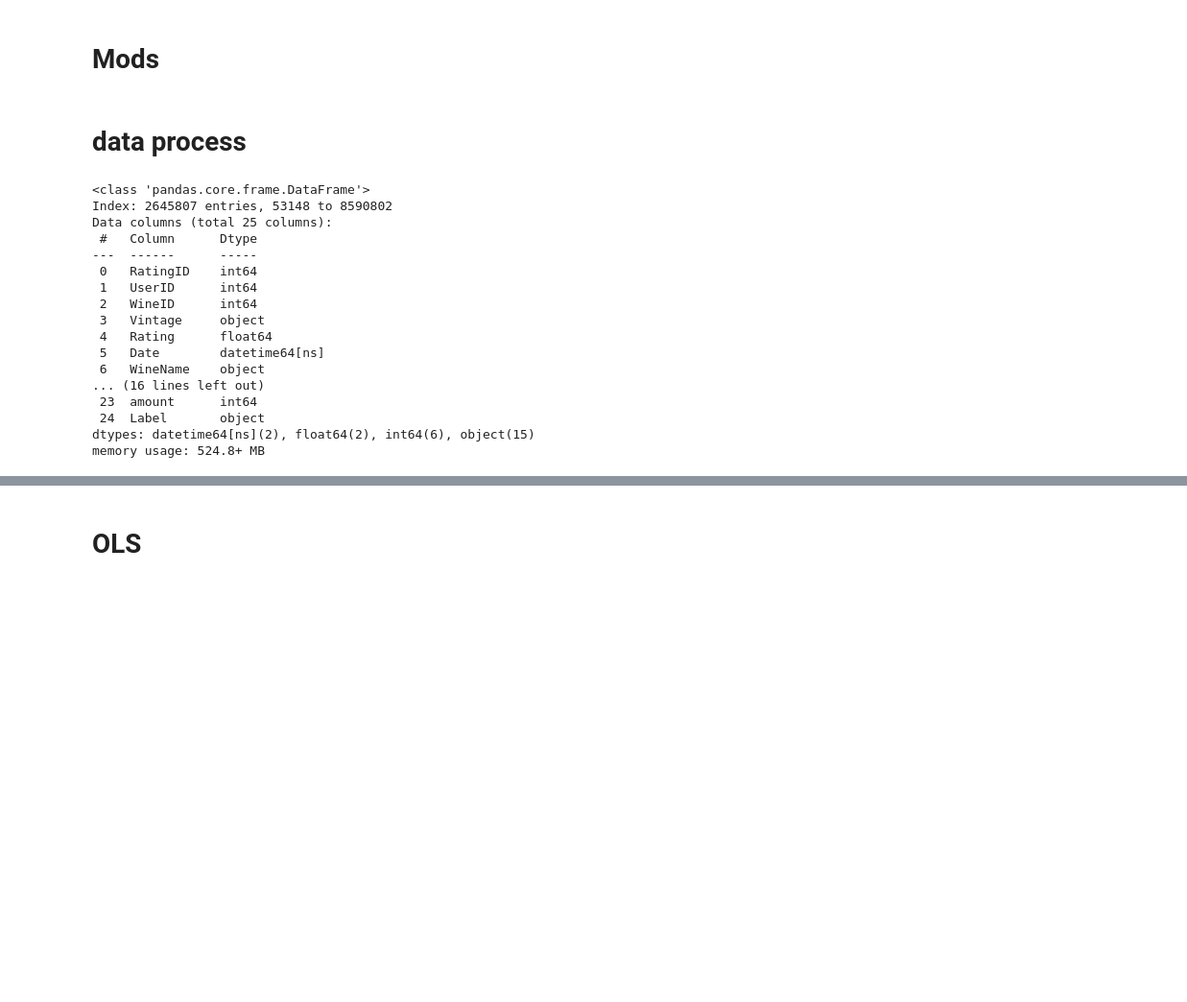
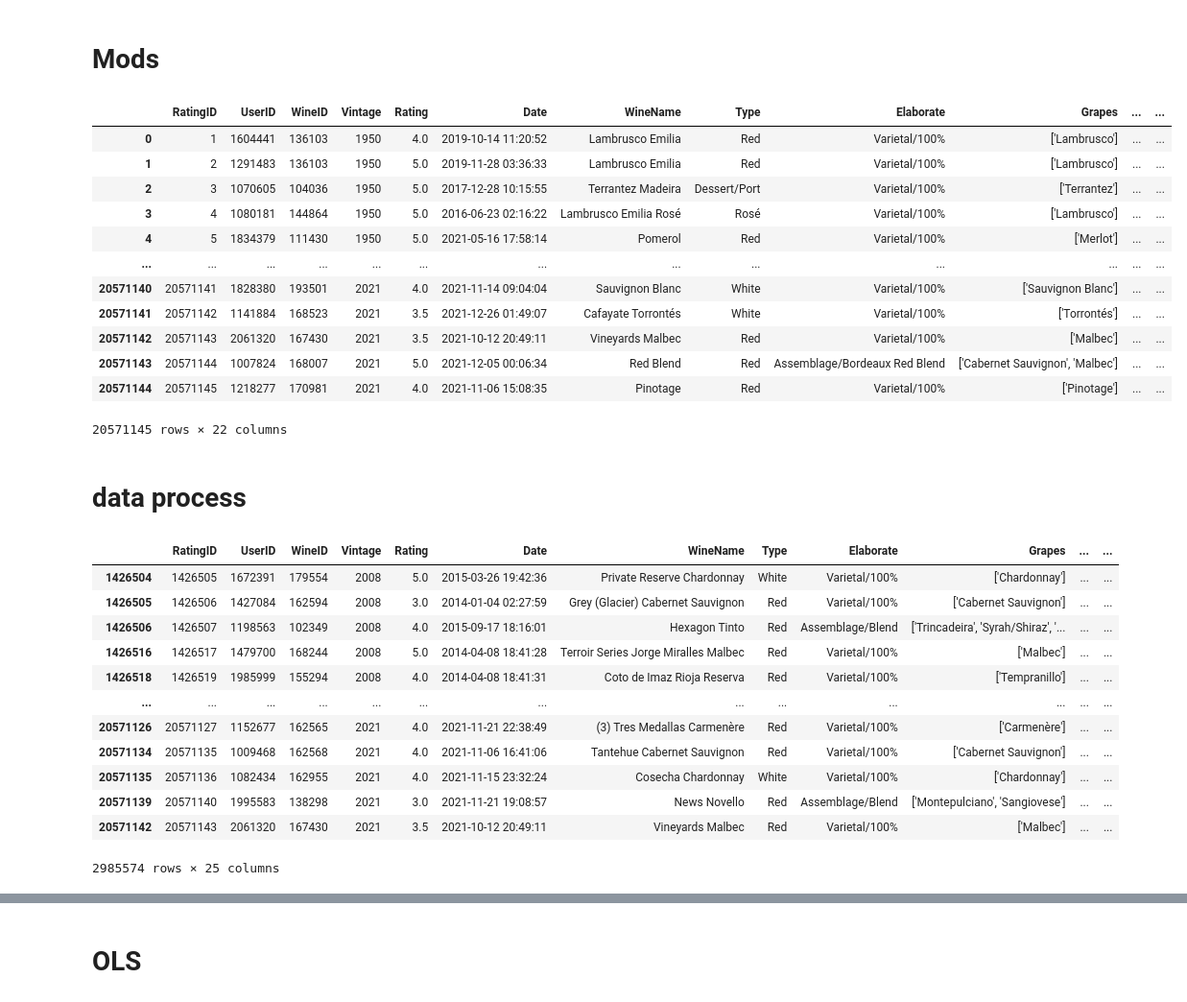
Before and after one commit to blossmuri/Grape-Wine-Rating-Inference, a Jupyter notebook: Xwines.ipynb, the cells around one changed output, grey strips where cells are left out. Shown: that part at 96% size. Cells and saved outputs as stored; diff of their text form; code cells hidden in the pictures; blank space fills up the shorter version.

```diff
--- a/Xwines.ipynb
+++ b/Xwines.ipynb
@@ -36,3 +36,19 @@ Df = pd.read_csv("/home/r00323024/Xwines.csv")
+# %%
+Df
+# %% [output]
+|  | RatingID | UserID | WineID | Vintage | Rating | Date | WineName | Type | Elaborate | Grapes | ... | ... |
+| 0 | 1 | 1604441 | 136103 | 1950 | 4.0 | 2019-10-14 11:20:52 | Lambrusco Emilia | Red | Varietal/100% | ['Lambrusco'] | ... | ... |
+| 1 | 2 | 1291483 | 136103 | 1950 | 5.0 | 2019-11-28 03:36:33 | Lambrusco Emilia | Red | Varietal/100% | ['Lambrusco'] | ... | ... |
+| 2 | 3 | 1070605 | 104036 | 1950 | 5.0 | 2017-12-28 10:15:55 | Terrantez Madeira | Dessert/Port | Varietal/100% | ['Terrantez'] | ... | ... |
+| 3 | 4 | 1080181 | 144864 | 1950 | 5.0 | 2016-06-23 02:16:22 | Lambrusco Emilia Rosé | Rosé | Varietal/100% | ['Lambrusco'] | ... | ... |
+| 4 | 5 | 1834379 | 111430 | 1950 | 5.0 | 2021-05-16 17:58:14 | Pomerol | Red | Varietal/100% | ['Merlot'] | ... | ... |
+| ... | ... | ... | ... | ... | ... | ... | ... | ... | ... | ... | ... | ... |
+| 20571140 | 20571141 | 1828380 | 193501 | 2021 | 4.0 | 2021-11-14 09:04:04 | Sauvignon Blanc | White | Varietal/100% | ['Sauvignon Blanc'] | ... | ... |
+| 20571141 | 20571142 | 1141884 | 168523 | 2021 | 3.5 | 2021-12-26 01:49:07 | Cafayate Torrontés | White | Varietal/100% | ['Torrontés'] | ... | ... |
+| 20571142 | 20571143 | 2061320 | 167430 | 2021 | 3.5 | 2021-10-12 20:49:11 | Vineyards Malbec | Red | Varietal/100% | ['Malbec'] | ... | ... |
+| 20571143 | 20571144 | 1007824 | 168007 | 2021 | 5.0 | 2021-12-05 00:06:34 | Red Blend | Red | Assemblage/Bordeaux Red Blend | ['Cabernet Sauvignon', 'Malbec'] | ... | ... |
+| 20571144 | 20571145 | 1218277 | 170981 | 2021 | 4.0 | 2021-11-06 15:08:35 | Pinotage | Red | Varietal/100% | ['Pinotage'] | ... | ... |
+20571145 rows × 22 columns
 # %% [markdown]
 # data process
 # %%
@@ -83,23 +98,19 @@ df['Rating'] = scaler.fit_transform(df[['Rating']])
 # %%
-df.info()
+df
 # %% [output]
+|  | RatingID | UserID | WineID | Vintage | Rating | Date | WineName | Type | Elaborate | Grapes | ... | ... |
+| 1426504 | 1426505 | 1672391 | 179554 | 2008 | 5.0 | 2015-03-26 19:42:36 | Private Reserve Chardonnay | White | Varietal/100% | ['Chardonnay'] | ... | ... |
+| 1426505 | 1426506 | 1427084 | 162594 | 2008 | 3.0 | 2014-01-04 02:27:59 | Grey (Glacier) Cabernet Sauvignon | Red | Varietal/100% | ['Cabernet Sauvignon'] | ... | ... |
+| 1426506 | 1426507 | 1198563 | 102349 | 2008 | 4.0 | 2015-09-17 18:16:01 | Hexagon Tinto | Red | Assemblage/Blend | ['Trincadeira', 'Syrah/Shiraz', '... | ... | ... |
+| 1426516 | 1426517 | 1479700 | 168244 | 2008 | 5.0 | 2014-04-08 18:41:28 | Terroir Series Jorge Miralles Malbec | Red | Varietal/100% | ['Malbec'] | ... | ... |
+| 1426518 | 1426519 | 1985999 | 155294 | 2008 | 4.0 | 2014-04-08 18:41:31 | Coto de Imaz Rioja Reserva | Red | Varietal/100% | ['Tempranillo'] | ... | ... |
+| ... | ... | ... | ... | ... | ... | ... | ... | ... | ... | ... | ... | ... |
+| 20571126 | 20571127 | 1152677 | 162565 | 2021 | 4.0 | 2021-11-21 22:38:49 | (3) Tres Medallas Carmenère | Red | Varietal/100% | ['Carmenère'] | ... | ... |
+| 20571134 | 20571135 | 1009468 | 162568 | 2021 | 4.0 | 2021-11-06 16:41:06 | Tantehue Cabernet Sauvignon | Red | Varietal/100% | ['Cabernet Sauvignon'] | ... | ... |
+| 20571135 | 20571136 | 1082434 | 162955 | 2021 | 4.0 | 2021-11-15 23:32:24 | Cosecha Chardonnay | White | Varietal/100% | ['Chardonnay'] | ... | ... |
+| 20571139 | 20571140 | 1995583 | 138298 | 2021 | 3.0 | 2021-11-21 19:08:57 | News Novello | Red | Assemblage/Blend | ['Montepulciano', 'Sangiovese'] | ... | ... |
+| 20571142 | 20571143 | 2061320 | 167430 | 2021 | 3.5 | 2021-10-12 20:49:11 | Vineyards Malbec | Red | Varietal/100% | ['Malbec'] | ... | ... |
-<class 'pandas.core.frame.DataFrame'>
-Index: 2645807 entries, 53148 to 8590802
-Data columns (total 25 columns):
- #   Column      Dtype
----  ------      -----
- 0   RatingID    int64
- 1   UserID      int64
- 2   WineID      int64
- 3   Vintage     object
- 4   Rating      float64
- 5   Date        datetime64[ns]
- 6   WineName    object
-... (16 lines left out)
- 23  amount      int64
- 24  Label       object
-dtypes: datetime64[ns](2), float64(2), int64(6), object(15)
-memory usage: 524.8+ MB
+2985574 rows × 25 columns
 # %%
 # stat plot
 
```
Also changed, not shown: parts of 8 cells of this notebook, 1 other file.
